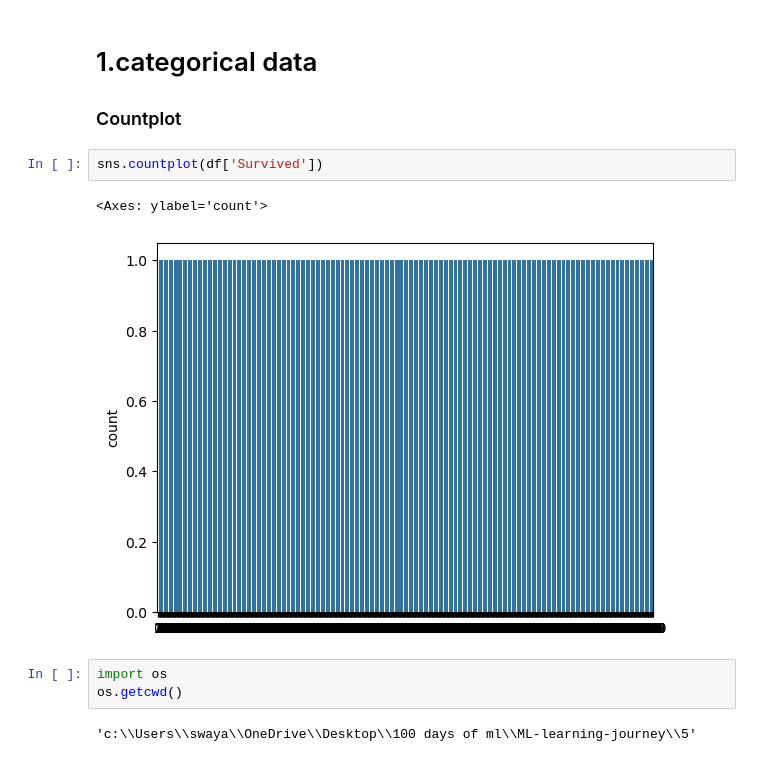
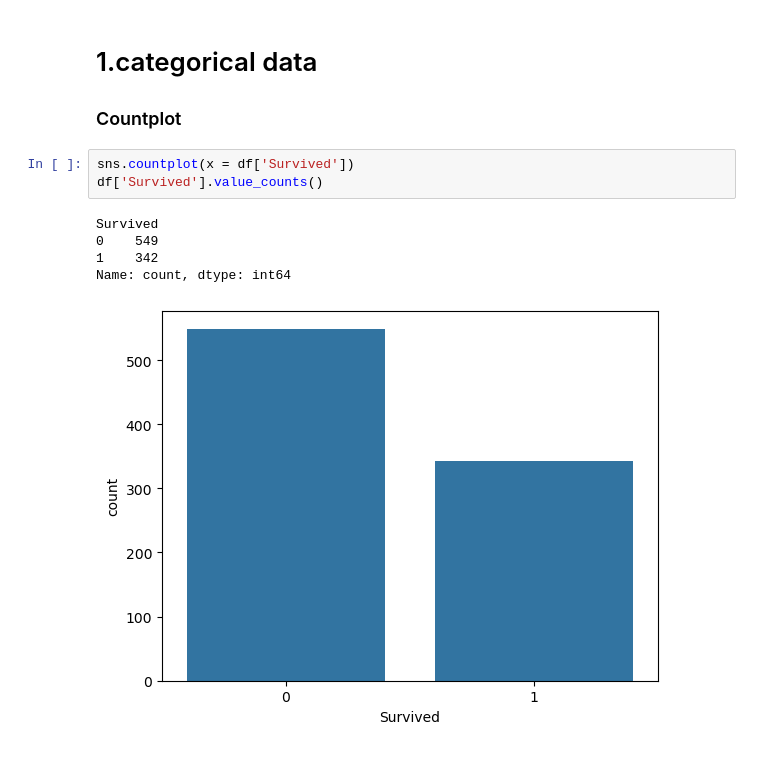
Before and after one commit to Swayam7Garg/ML-learning-journey, a Jupyter notebook: 5/20univariateanalysis.ipynb, the cells around one changed output. Drawn from its saved outputs; the diff is of its cells as text.

Commit message:
univariate analysis on the data by graphs

```diff
--- a/5/20univariateanalysis.ipynb
+++ b/5/20univariateanalysis.ipynb
@@ -17,12 +18,11 @@ df.head()
 
 ### Countplot
 # %%
-sns.countplot(df['Survived'])
+sns.countplot(x = df['Survived'])
+df['Survived'].value_counts()
 # %% [output]
-<Axes: ylabel='count'>
+Survived
+0    549
+1    342
+Name: count, dtype: int64
-[figure, old version]
+[figure, new version]
-# %%
-import os
-os.getcwd()
-# %% [output]
-'c:\\Users\\swaya\\OneDrive\\Desktop\\100 days of ml\\ML-learning-journey\\5'
```
Also changed, not shown: parts of 12 cells of this notebook.
